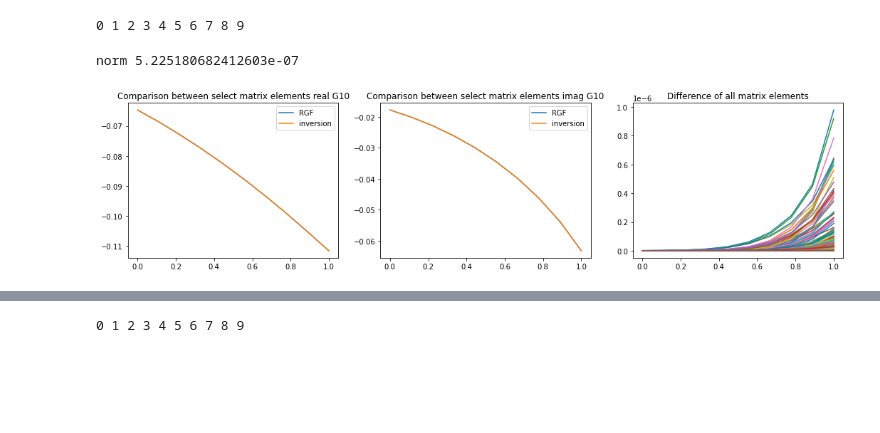
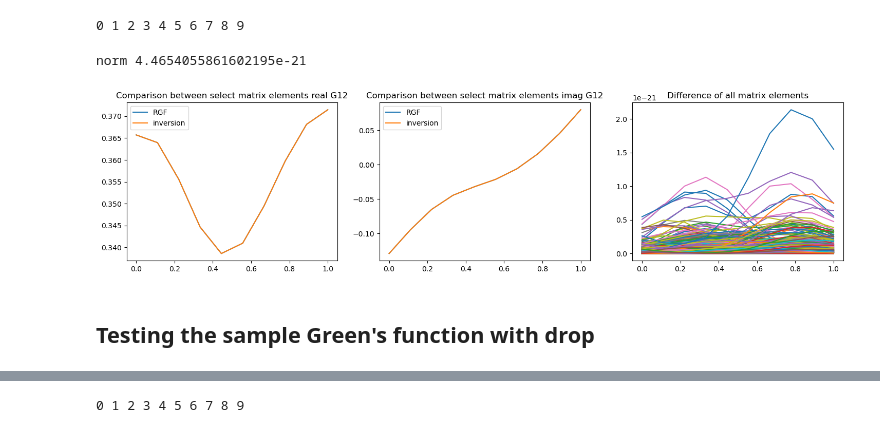
Before and after one commit to simaomenesesjoao/rgf, a Jupyter notebook: RGF_tests.ipynb, the cells around one changed output, grey strips where cells are left out. Drawn from its saved outputs; the diff is of its cells as text; code cells hidden in the pictures; blank space fills up the shorter version.

```diff
--- a/RGF_tests.ipynb
+++ b/RGF_tests.ipynb
@@ -178,12 +241,12 @@ n = 2
 
 # Hamiltonian left of slice
 c = 0; d = C*(n+L); NL_slice = d-c
-HL_slice = gramag.H[c:d,c:d]*1.0
+HL_slice = gramag.H0[c:d,c:d]*1.0
 print(HL_slice.shape)
 
 # Hamiltonian right of slice
 c = C*(n+L+1); d = N; NR_slice = d-c
-HR_slice = gramag.H[c:d,c:d]*1.0
+HR_slice = gramag.H0[c:d,c:d]*1.0
 print(HR_slice.shape)
 # %% [output]
 (336, 336)
@@ -257,17 +320,25 @@ right surface
 # %%
-dV = 10
-size = length*gramag.prim[0][0]
+dV = 1.0
+
+# find the smallest and largest positions inside the sample
+xmin = np.min(gramag.X)
+xmax = np.max(gramag.X)
+size = xmax - xmin  # extent of the drop
+
+print(xmin, xmax)
+
+Xp = (gramag.X - xmin)/size
 
 drop = np.zeros([NL, C])
 drop[:L,:] = dV/2
 drop[L+S:,:] = -dV/2
-
-drop[L:L+S,:] = dV*(1.0-2*gramag.X/size)/2
+drop[L:L+S,:] = dV*(1.0-2*Xp)/2
 
 fig, axs = plt.subplots(1,1,figsize=(10,3))
 plt.imshow(drop.transpose())
 plt.show()
 
+# Drop matrix defined in the whole Hilbert space
 dropmat = np.zeros([N,N], dtype=complex)
 for i in range(NL):
     for j in range(width):
@@ -291,5 +363,5 @@ plt.show()
 # %%
-H = gramag.H + dropmat
+H = gramag.H0 + dropmat
 
 green_inv    = np.zeros([NE,N,N], dtype=complex)
 
@@ -303,42 +375,44 @@ for ee,z in enumerate(zs):
 0 1 2 3 4 5 6 7 8 9
 # %%
 # extract the correct slice from the green's function
-n = 1
+n = 2
 a = (n+L)*C
 b = (n+1+L)*C
-exact = green_inv[:,a:b,a:b]
+exact = green_inv[:,a:b,a:b]*1.0
 
-RGF = gramag.get_Gnn_drop(zs,n,dV)
+RGF = gramag.get_Gnn_drop(zs,n,dV)*1.0
 # %%
 
 dif = np.zeros([C,C,NE])
 for i in range(C):
     for j in range(C):
         dif[i,j,:] = abs(RGF[i,j,:] - exact[:,i,j])**2
 
 dE = energies[1] - energies[0]
 norm = dif.sum()*dE
 print("norm",norm*dE)
 
 
 fig, axs = plt.subplots(1,3,figsize=(18,4))
-i=1; j=0
+i=1; j=2
 axs[0].set_title(f"Comparison between select matrix elements real G{i}{j}")
 axs[0].plot(energies,np.real(RGF[i,j,:]), label="RGF")
 axs[0].plot(energies,np.real(exact[:,i,j]), label="inversion")
 axs[0].legend()
 
 axs[1].set_title(f"Comparison between select matrix elements imag G{i}{j}")
 axs[1].plot(energies,np.imag(RGF[i,j,:]), label="RGF")
 axs[1].plot(energies,np.imag(exact[:,i,j]), label="inversion")
 axs[1].legend()
 
 for i in range(C):
     for j in range(C):
         p = np.real(dif[i,j,:])
         axs[2].plot(energies,p)
 axs[2].set_title("Difference of all matrix elements")
 plt.show()
 # %% [output]
-norm 5.225180682412603e-07
+norm 4.4654055861602195e-21
-[figure, old version]
+[figure, new version]
+# %% [markdown]
+## Testing the sample Green's function with drop
```
Also changed, not shown: parts of 101 cells of this notebook, 5 other files.
